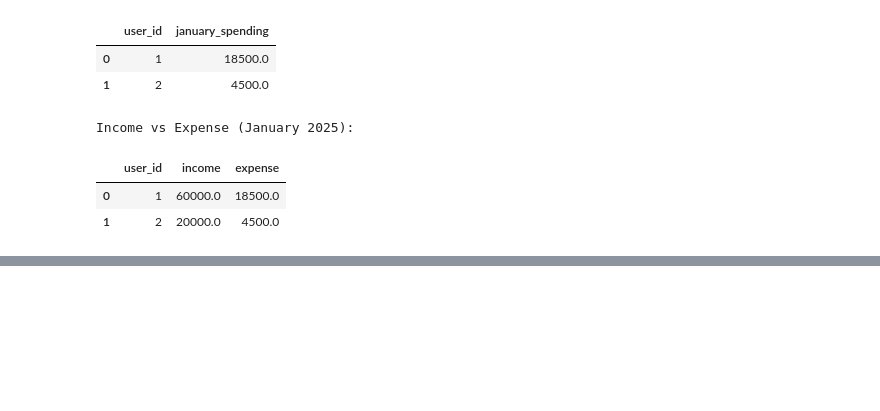
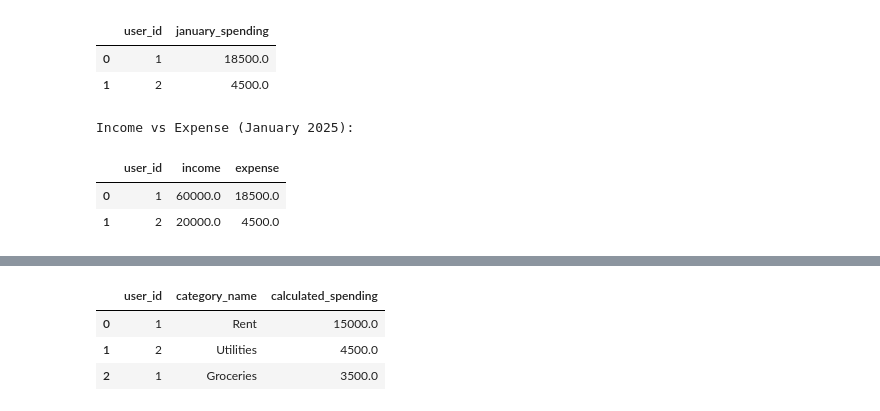
Before and after one commit to LinetLydia/Financial_Management_System_Project, a Jupyter notebook: index.ipynb, the cells around one changed output, grey strips where cells are left out. Drawn from its saved outputs; the diff is of its cells as text; code cells hidden in the pictures; blank space fills up the shorter version.

```diff
--- a/index.ipynb
+++ b/index.ipynb
@@ -491,0 +507,79 @@ Income vs Expense (January 2025):
+# %%
+import sqlite3
+import pandas as pd
+
+conn = sqlite3.connect("financial_management_system.db")
+
+# 1. Check accuracy of income and expense totals
+print("1. Income vs Expense Summary Validation:")
+q1 = """
+SELECT
+    user_id,
+    SUM(CASE WHEN category_type = 'Income' THEN amount ELSE 0 END) AS calculated_income,
+    SUM(CASE WHEN category_type = 'Expense' THEN -amount ELSE 0 END) AS calculated_expense
+FROM Transactions
+JOIN Categories USING(category_id)
+GROUP BY user_id;
+"""
+display(pd.read_sql(q1, conn))
+
+print("Using the engineered view:")
+display(pd.read_sql("SELECT * FROM IncomeExpenseSummary;", conn))
+
+
+# 2. Validate category-level spending
+print("\n2. Category Spending Validation:")
+q2 = """
+SELECT
+    user_id,
+    category_name,
+    SUM(-amount) AS calculated_spending
+FROM Transactions
+JOIN Categories USING(category_id)
+WHERE category_type = 'Expense'
+GROUP BY user_id, category_name
+ORDER BY calculated_spending DESC;
+"""
+display(pd.read_sql(q2, conn))
+
+print("Using the engineered view:")
+display(pd.read_sql("SELECT * FROM CategorySpending;", conn))
+
+
+# 3. Validate monthly summaries
+print("\n3. Monthly Summary Validation:")
+q3 = """
+SELECT
+    user_id,
+    SUBSTR(transaction_date, 1, 7) AS year_month,
+    SUM(CASE WHEN category_type = 'Income' THEN amount ELSE 0 END) AS income,
+    SUM(CASE WHEN category_type = 'Expense' THEN -amount ELSE 0 END) AS expenses,
+    SUM(CASE WHEN category_type = 'Income' THEN amount ELSE 0 END)
+      - SUM(CASE WHEN category_type = 'Expense' THEN -amount ELSE 0 END) AS savings
+FROM Transactions
+JOIN Categories USING(category_id)
+GROUP BY user_id, year_month;
+"""
+display(pd.read_sql(q3, conn))
+
+print("Using the engineered view:")
+display(pd.read_sql("SELECT * FROM MonthlySummary;", conn))
+
+
+# 4. Validate savings goal calculations
+print("\n4. Savings Goal Validation:")
+q4 = """
+SELECT
+    goal_name,
+    target_amount,
+    current_amount,
+    ROUND((current_amount * 100.0) / target_amount, 2) AS calculated_percentage
+FROM SavingsGoals;
+"""
+display(pd.read_sql(q4, conn))
+
+print("Using the engineered view:")
+display(pd.read_sql("SELECT * FROM SavingsProgress;", conn))
+
+conn.close()
+# %% [output]
@@ -491,0 +595,4 @@ Income vs Expense (January 2025):
+|  | user_id | category_name | calculated_spending |
+| 0 | 1 | Rent | 15000.0 |
+| 1 | 2 | Utilities | 4500.0 |
+| 2 | 1 | Groceries | 3500.0 |
```
Also changed, not shown: parts of 2 cells of this notebook.
